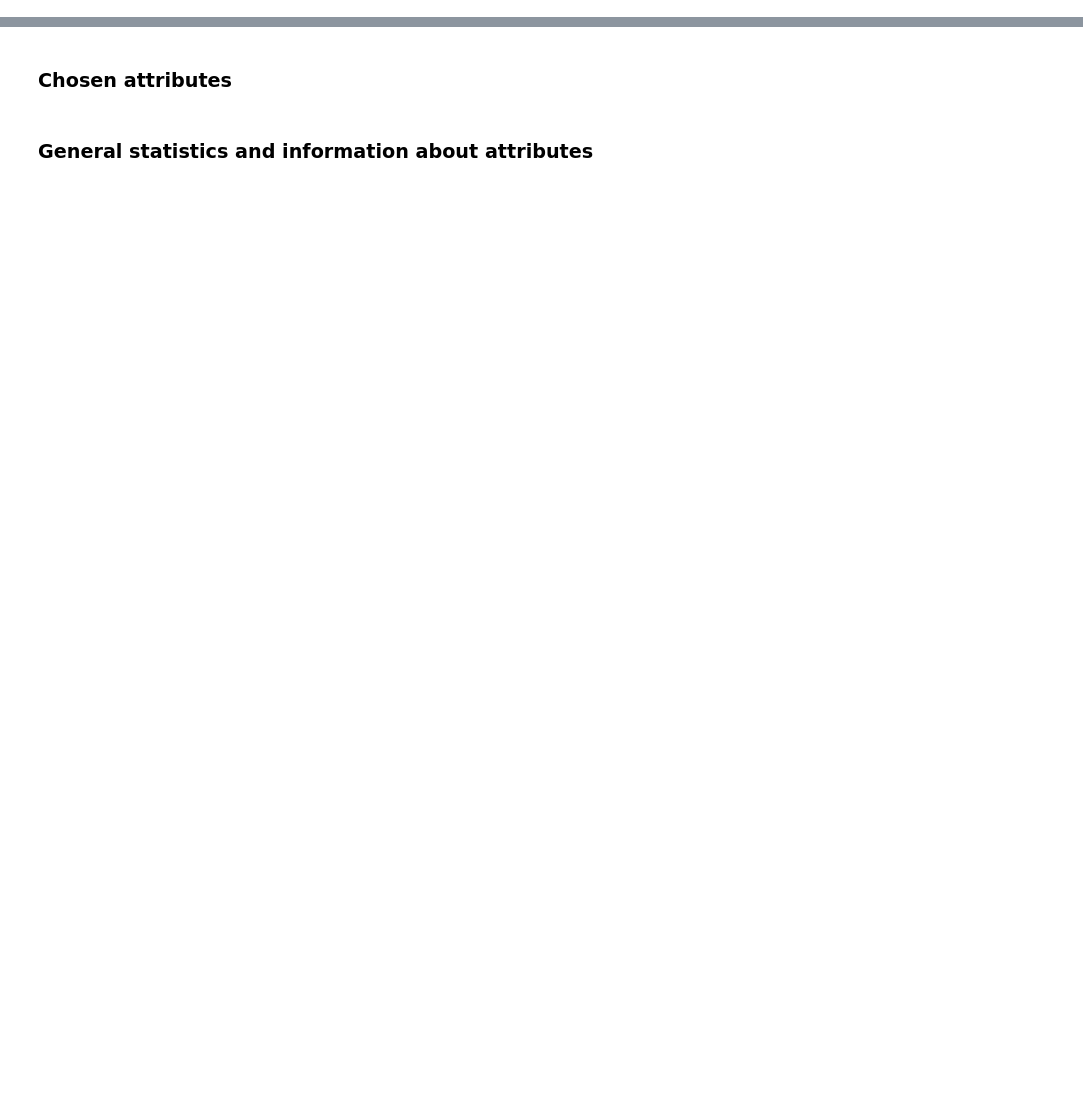
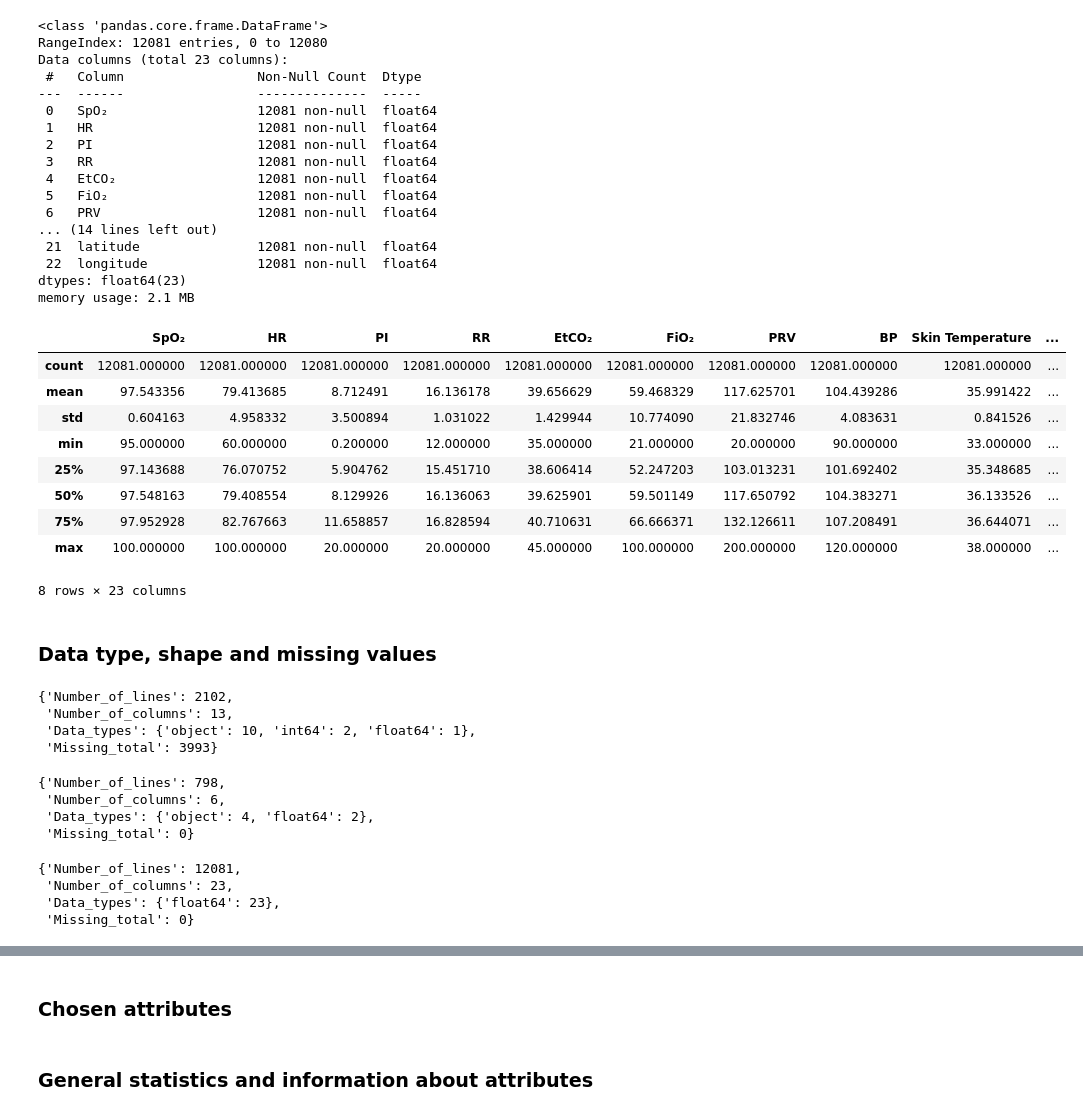
Before and after one commit to Yuraj1/iau_projects, a Jupyter notebook: FAZA_1.ipynb, the cells around one changed output, grey strips where cells are left out. Drawn from its saved outputs; the diff is of its cells as text; code cells hidden in the pictures; blank space fills up the shorter version.

```diff
--- a/FAZA_1.ipynb
+++ b/FAZA_1.ipynb
@@ -51 +112,34 @@ print("observation columns:", observation.columns.tolist())
+# %%
+observation.info()
+observation.describe(include='all')
+# %% [output]
+<class 'pandas.core.frame.DataFrame'>
+RangeIndex: 12081 entries, 0 to 12080
+Data columns (total 23 columns):
+ #   Column                 Non-Null Count  Dtype
+---  ------                 --------------  -----
+ 0   SpO₂                   12081 non-null  float64
+ 1   HR                     12081 non-null  float64
+ 2   PI                     12081 non-null  float64
+ 3   RR                     12081 non-null  float64
+ 4   EtCO₂                  12081 non-null  float64
+ 5   FiO₂                   12081 non-null  float64
+ 6   PRV                    12081 non-null  float64
+... (14 lines left out)
+ 21  latitude               12081 non-null  float64
+ 22  longitude              12081 non-null  float64
+dtypes: float64(23)
+memory usage: 2.1 MB
+|  | SpO₂ | HR | PI | RR | EtCO₂ | FiO₂ | PRV | BP | Skin Temperature | ... |
+| count | 12081.000000 | 12081.000000 | 12081.000000 | 12081.000000 | 12081.000000 | 12081.000000 | 12081.000000 | 12081.000000 | 12081.000000 | ... |
+| mean | 97.543356 | 79.413685 | 8.712491 | 16.136178 | 39.656629 | 59.468329 | 117.625701 | 104.439286 | 35.991422 | ... |
+| std | 0.604163 | 4.958332 | 3.500894 | 1.031022 | 1.429944 | 10.774090 | 21.832746 | 4.083631 | 0.841526 | ... |
+| min | 95.000000 | 60.000000 | 0.200000 | 12.000000 | 35.000000 | 21.000000 | 20.000000 | 90.000000 | 33.000000 | ... |
+| 25% | 97.143688 | 76.070752 | 5.904762 | 15.451710 | 38.606414 | 52.247203 | 103.013231 | 101.692402 | 35.348685 | ... |
+| 50% | 97.548163 | 79.408554 | 8.129926 | 16.136063 | 39.625901 | 59.501149 | 117.650792 | 104.383271 | 36.133526 | ... |
+| 75% | 97.952928 | 82.767663 | 11.658857 | 16.828594 | 40.710631 | 66.666371 | 132.126611 | 107.208491 | 36.644071 | ... |
+| max | 100.000000 | 100.000000 | 20.000000 | 20.000000 | 45.000000 | 100.000000 | 200.000000 | 120.000000 | 38.000000 | ... |
+8 rows × 23 columns
+# %% [markdown]
+### Data type, shape and missing values
 # %%
@@ -73 +148,40 @@ summ
+# %%
+patient_summary = {
+    "Number_of_lines": patient.shape[0],
+    "Number_of_columns": patient.shape[1],
+    "Data_types": datatypes_counts(patient),
+    "Missing_total": int(patient.isna().sum().sum())
+}
+patient_summary
+# %% [output]
+{'Number_of_lines': 2102,
+ 'Number_of_columns': 13,
+ 'Data_types': {'object': 10, 'int64': 2, 'float64': 1},
+ 'Missing_total': 3993}
+# %%
+station_summary = {
+    "Number_of_lines": station.shape[0],
+    "Number_of_columns": station.shape[1],
+    "Data_types": datatypes_counts(station),
+    "Missing_total": int(station.isna().sum().sum())
+}
+station_summary
+# %% [output]
+{'Number_of_lines': 798,
+ 'Number_of_columns': 6,
+ 'Data_types': {'object': 4, 'float64': 2},
+ 'Missing_total': 0}
+# %%
+observation_summary = {
+    "Number_of_lines": observation.shape[0],
+    "Number_of_columns": observation.shape[1],
+    "Data_types": datatypes_counts(observation),
+    "Missing_total": int(observation.isna().sum().sum())
+}
+observation_summary
+# %% [output]
+{'Number_of_lines': 12081,
+ 'Number_of_columns': 23,
+ 'Data_types': {'float64': 23},
+ 'Missing_total': 0}
 # %% [markdown]
```
Also changed, not shown: parts of 98 cells of this notebook.
